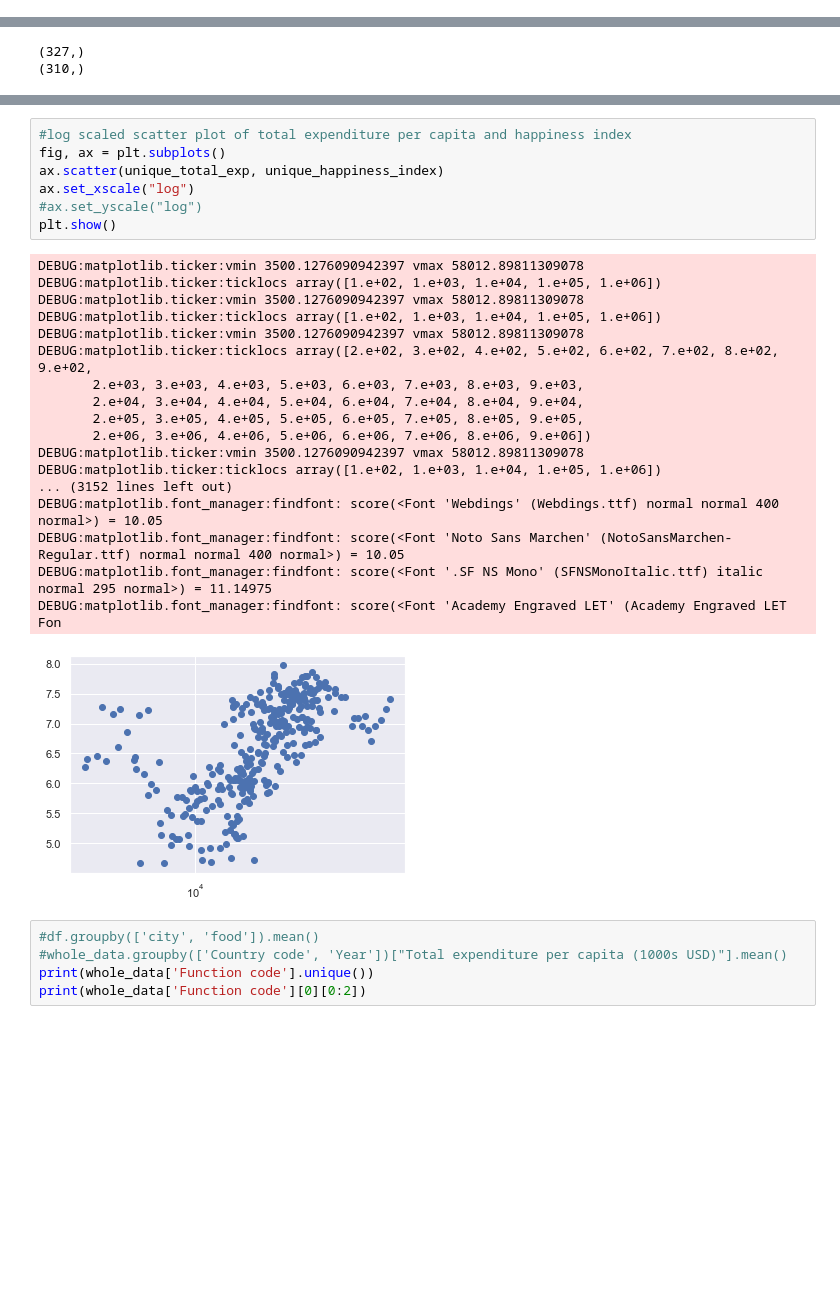
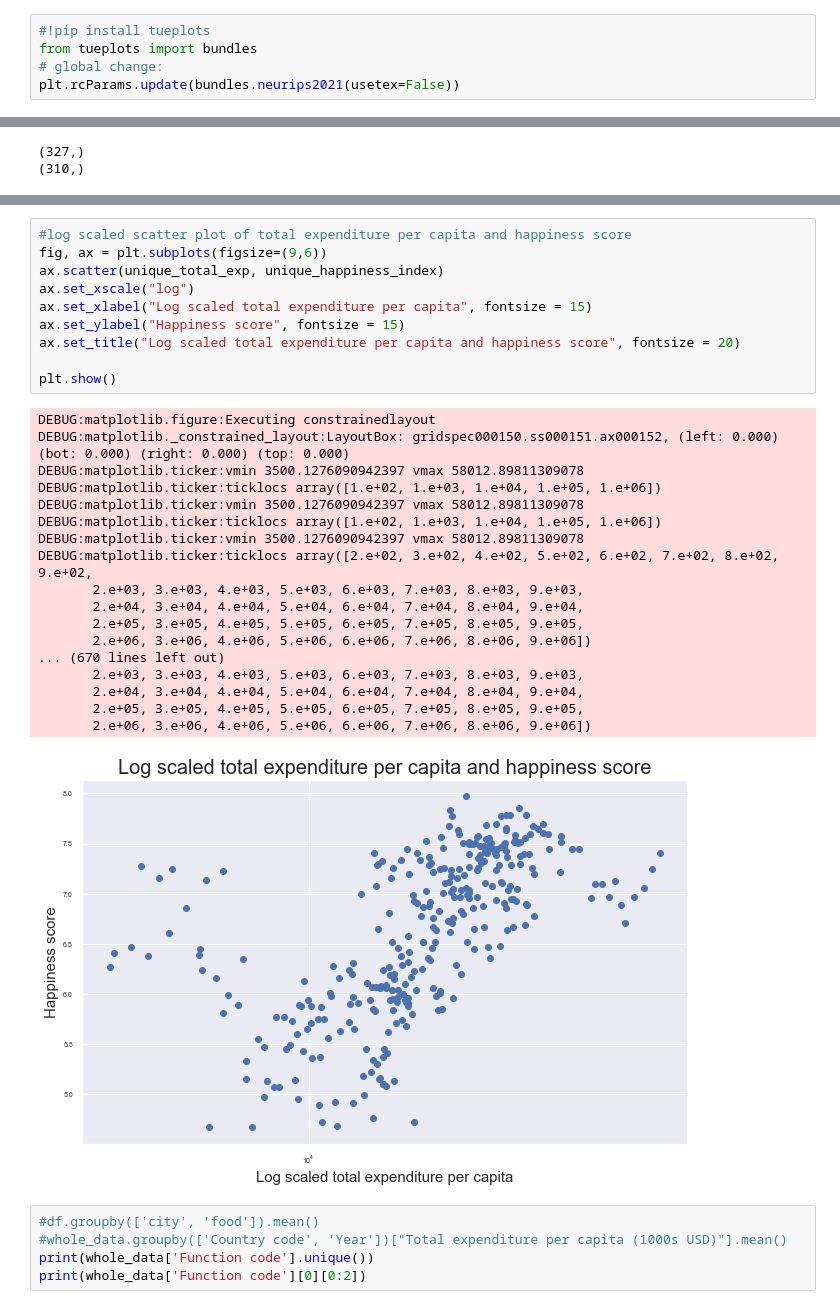
Before and after one commit to AgiNetz/data_literacy_project, a Jupyter notebook: src/GDPandHappiness.ipynb, the cells around one changed output, grey strips where cells are left out. Saved outputs shown, nothing was run; the diff lists cells and outputs as text; blank space fills up the shorter version.

```diff
--- a/src/GDPandHappiness.ipynb
+++ b/src/GDPandHappiness.ipynb
@@ -27,0 +29,5 @@ random_seed = 42
+# %%
+#!pip install tueplots
+from tueplots import bundles
+# global change:
+plt.rcParams.update(bundles.neurips2021(usetex=False))
@@ -183,29 +201,32 @@ DEBUG:matplotlib.font_manager:findfont: Matching sans\-serif:style=normal:varian
 # %%
-#log scaled scatter plot of total expenditure per capita and happiness index
-fig, ax = plt.subplots()
+#log scaled scatter plot of total expenditure per capita and happiness score
+fig, ax = plt.subplots(figsize=(9,6))
 ax.scatter(unique_total_exp, unique_happiness_index)
 ax.set_xscale("log")
-#ax.set_yscale("log")
+ax.set_xlabel("Log scaled total expenditure per capita", fontsize = 15)
+ax.set_ylabel("Happiness score", fontsize = 15)
+ax.set_title("Log scaled total expenditure per capita and happiness score", fontsize = 20)
+
 plt.show()
 # %% [output]
+DEBUG:matplotlib.figure:Executing constrainedlayout
+DEBUG:matplotlib._constrained_layout:LayoutBox: gridspec000150.ss000151.ax000152, (left: 0.000) (bot: 0.000) (right: 0.000) (top: 0.000)
 DEBUG:matplotlib.ticker:vmin 3500.1276090942397 vmax 58012.89811309078
 DEBUG:matplotlib.ticker:ticklocs array([1.e+02, 1.e+03, 1.e+04, 1.e+05, 1.e+06])
 DEBUG:matplotlib.ticker:vmin 3500.1276090942397 vmax 58012.89811309078
 DEBUG:matplotlib.ticker:ticklocs array([1.e+02, 1.e+03, 1.e+04, 1.e+05, 1.e+06])
 DEBUG:matplotlib.ticker:vmin 3500.1276090942397 vmax 58012.89811309078
 DEBUG:matplotlib.ticker:ticklocs array([2.e+02, 3.e+02, 4.e+02, 5.e+02, 6.e+02, 7.e+02, 8.e+02, 9.e+02,
        2.e+03, 3.e+03, 4.e+03, 5.e+03, 6.e+03, 7.e+03, 8.e+03, 9.e+03,
        2.e+04, 3.e+04, 4.e+04, 5.e+04, 6.e+04, 7.e+04, 8.e+04, 9.e+04,
        2.e+05, 3.e+05, 4.e+05, 5.e+05, 6.e+05, 7.e+05, 8.e+05, 9.e+05,
        2.e+06, 3.e+06, 4.e+06, 5.e+06, 6.e+06, 7.e+06, 8.e+06, 9.e+06])
-DEBUG:matplotlib.ticker:vmin 3500.1276090942397 vmax 58012.89811309078
-DEBUG:matplotlib.ticker:ticklocs array([1.e+02, 1.e+03, 1.e+04, 1.e+05, 1.e+06])
-... (3152 lines left out)
-DEBUG:matplotlib.font_manager:findfont: score(<Font 'Webdings' (Webdings.ttf) normal normal 400 normal>) = 10.05
-DEBUG:matplotlib.font_manager:findfont: score(<Font 'Noto Sans Marchen' (NotoSansMarchen-Regular.ttf) normal normal 400 normal>) = 10.05
-DEBUG:matplotlib.font_manager:findfont: score(<Font '.SF NS Mono' (SFNSMonoItalic.ttf) italic normal 295 normal>) = 11.14975
-DEBUG:matplotlib.font_manager:findfont: score(<Font 'Academy Engraved LET' (Academy Engraved LET Fon
+... (670 lines left out)
+       2.e+03, 3.e+03, 4.e+03, 5.e+03, 6.e+03, 7.e+03, 8.e+03, 9.e+03,
+       2.e+04, 3.e+04, 4.e+04, 5.e+04, 6.e+04, 7.e+04, 8.e+04, 9.e+04,
+       2.e+05, 3.e+05, 4.e+05, 5.e+05, 6.e+05, 7.e+05, 8.e+05, 9.e+05,
+       2.e+06, 3.e+06, 4.e+06, 5.e+06, 6.e+06, 7.e+06, 8.e+06, 9.e+06])
-[figure, old version]
+[figure, new version]
 # %%
 #df.groupby(['city', 'food']).mean()
 #whole_data.groupby(['Country code', 'Year'])["Total expenditure per capita (1000s USD)"].mean()
```
Also changed, not shown: parts of 10 cells of this notebook.
